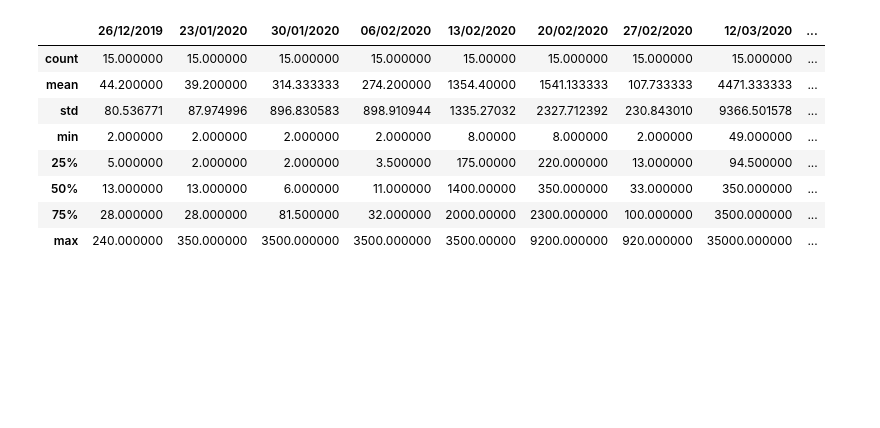
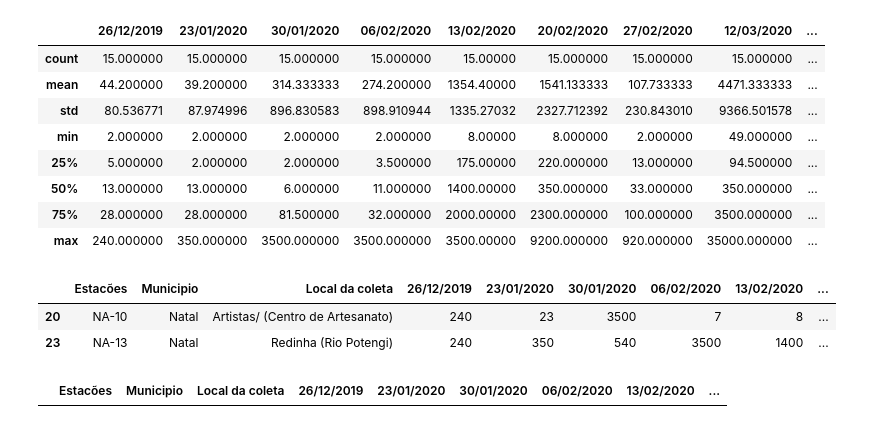
Before and after one commit to msouto/20232_Estatistica_para_Engenharia, a Jupyter notebook: Ex_2_Analise_de_dados_com_Python.ipynb, the cells around one changed output. Drawn from its saved outputs; the diff is of its cells as text; code cells hidden in the pictures; blank space fills up the shorter version.

```diff
--- a/Ex_2_Analise_de_dados_com_Python.ipynb
+++ b/Ex_2_Analise_de_dados_com_Python.ipynb
@@ -123,3 +123,19 @@ dataset_agua[dataset_agua['Municipio'] == 'Natal'].describe()
 | 50% | 13.000000 | 13.000000 | 6.000000 | 11.000000 | 1400.00000 | 350.000000 | 33.000000 | 350.000000 | ... |
 | 75% | 28.000000 | 28.000000 | 81.500000 | 32.000000 | 2000.00000 | 2300.000000 | 100.000000 | 3500.000000 | ... |
 | max | 240.000000 | 350.000000 | 3500.000000 | 3500.000000 | 3500.00000 | 9200.000000 | 920.000000 | 35000.000000 | ... |
+# %%
+#Consultar como um operado de comparação, tudo que está com um nível
+#acima de 100, no municipio de Natal
+#filtragem por municipio
+dataset_agua_natal = dataset_agua[dataset_agua['Municipio'] == 'Natal']
+#filtragem por operação condicional
+dataset_agua_natal[dataset_agua_natal['26/12/2019'] >= 100]
+# %% [output]
+|  | Estacões | Municipio | Local da coleta | 26/12/2019 | 23/01/2020 | 30/01/2020 | 06/02/2020 | 13/02/2020 | ... |
+| 20 | NA-10 | Natal | Artistas/ (Centro de Artesanato) | 240 | 23 | 3500 | 7 | 8 | ... |
+| 23 | NA-13 | Natal | Redinha (Rio Potengi) | 240 | 350 | 540 | 3500 | 1400 | ... |
+# %%
+#Filtrar valores nulos
+dataset_agua_natal[dataset_agua_natal['Municipio'].isnull()]
+# %% [output]
+|  | Estacões | Municipio | Local da coleta | 26/12/2019 | 23/01/2020 | 30/01/2020 | 06/02/2020 | 13/02/2020 | ... |
```
